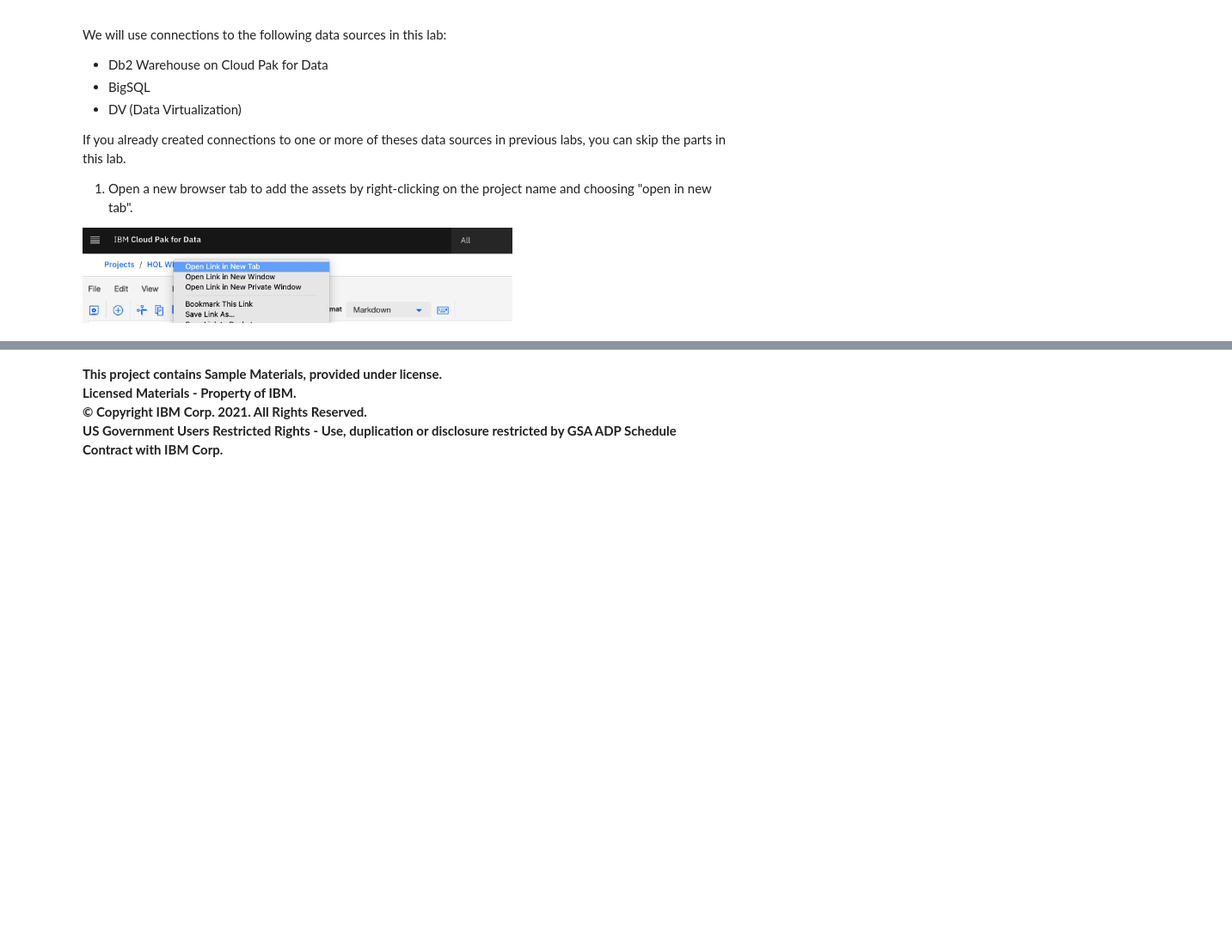
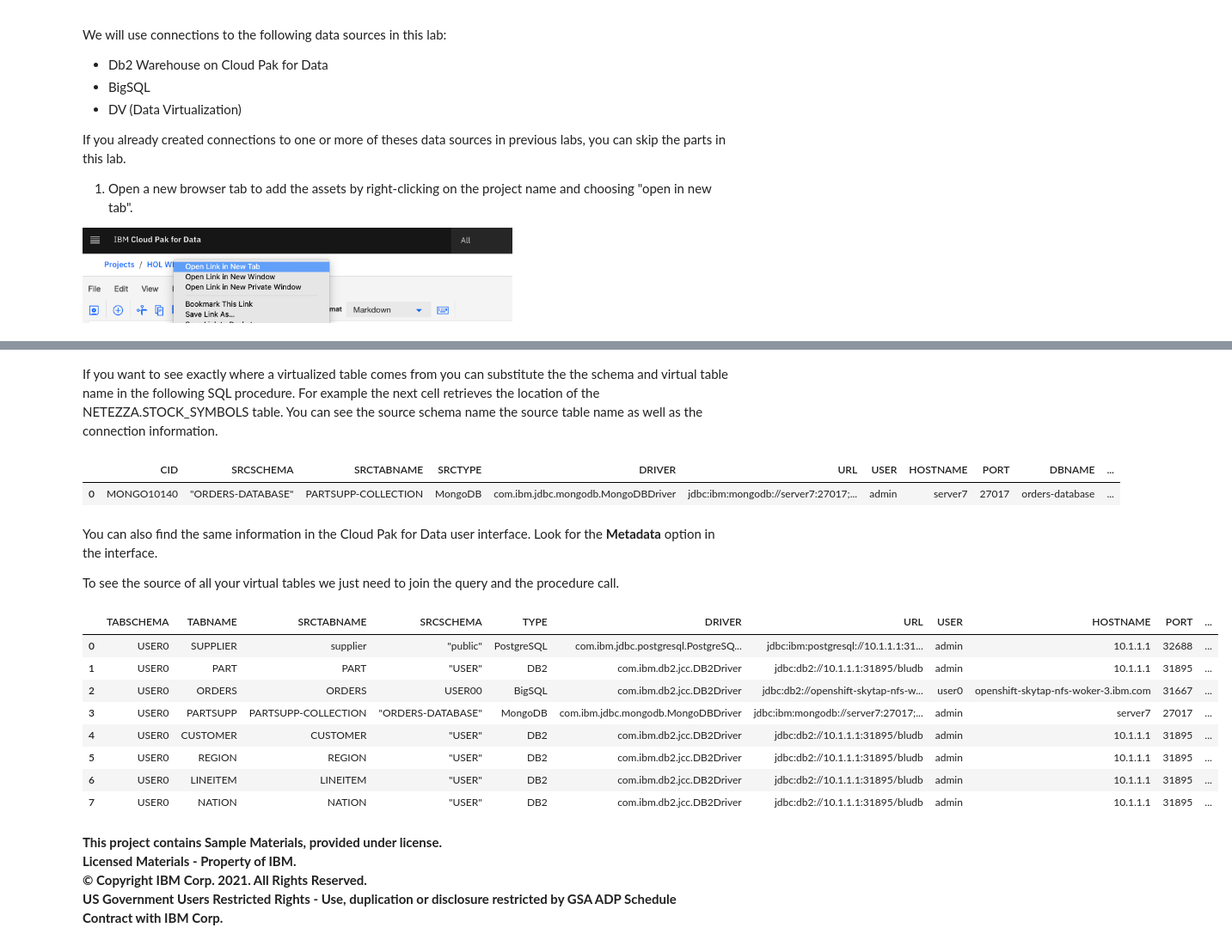
Before and after one commit to HOL2184/HOL2184, a Jupyter notebook: assets/notebook/50_Data_Virtualization_i1tx4mES1.ipynb, the cells around one changed output, grey strips where cells are left out. Shown at 86% size. Drawn from its saved outputs; the diff is of its cells as text; code cells hidden in the pictures; blank space fills up the shorter version.

```diff
--- a/assets/notebook/50_Data_Virtualization_i1tx4mES1.ipynb
+++ b/assets/notebook/50_Data_Virtualization_i1tx4mES1.ipynb
@@ -21,3 +114,31 @@ If you already created connections to one or more of theses data sources in prev
+# %% [markdown]
+If you want to see exactly where a virtualized table comes from you can substitute the the schema and virtual table name in the following SQL procedure. For example the next cell retrieves the location of the NETEZZA.STOCK_SYMBOLS table. You can see the source schema name the source table name as well as the connection information.
+# %%
+%%sql -a
+select * from table(dvsys.GET_VT_SOURCES('USER0', 'PARTSUPP'))
+# %% [output]
+|  | CID | SRCSCHEMA | SRCTABNAME | SRCTYPE | DRIVER | URL | USER | HOSTNAME | PORT | DBNAME | ... |
+| 0 | MONGO10140 | "ORDERS-DATABASE" | PARTSUPP-COLLECTION | MongoDB | com.ibm.jdbc.mongodb.MongoDBDriver | jdbc:ibm:mongodb://server7:27017;... | admin | server7 | 27017 | orders-database | ... |
+# %% [markdown]
+You can also find the same information in the Cloud Pak for Data user interface. Look for the **Metadata** option in the interface.
+
+To see the source of all your virtual tables we just need to join the query and the procedure call.
+# %%
+%%sql -a
+SELECT N.TABSCHEMA AS TABSCHEMA, N.TABNAME AS TABNAME, S.SRCTABNAME AS SRCTABNAME, S.SRCSCHEMA AS SRCSCHEMA, S.SRCTYPE AS TYPE, S.DRIVER AS DRIVER, S.URL AS URL, S.USER AS USER, S.HOSTNAME AS HOSTNAME, S.PORT AS PORT, S.DBNAME AS DBNAME
+  FROM SYSCAT.NICKNAMES N, TABLE(
+  DVSYS.GET_VT_SOURCES(N.TABSCHEMA, N.TABNAME)) S
+  WHERE N.TABSCHEMA = 'USER0'
+# %% [output]
+|  | TABSCHEMA | TABNAME | SRCTABNAME | SRCSCHEMA | TYPE | DRIVER | URL | USER | HOSTNAME | PORT | ... |
+| 0 | USER0 | SUPPLIER | supplier | "public" | PostgreSQL | com.ibm.jdbc.postgresql.PostgreSQ... | jdbc:ibm:postgresql://10.1.1.1:31... | admin | 10.1.1.1 | 32688 | ... |
+| 1 | USER0 | PART | PART | "USER" | DB2 | com.ibm.db2.jcc.DB2Driver | jdbc:db2://10.1.1.1:31895/bludb | admin | 10.1.1.1 | 31895 | ... |
+| 2 | USER0 | ORDERS | ORDERS | USER00 | BigSQL | com.ibm.db2.jcc.DB2Driver | jdbc:db2://openshift-skytap-nfs-w... | user0 | openshift-skytap-nfs-woker-3.ibm.com | 31667 | ... |
+| 3 | USER0 | PARTSUPP | PARTSUPP-COLLECTION | "ORDERS-DATABASE" | MongoDB | com.ibm.jdbc.mongodb.MongoDBDriver | jdbc:ibm:mongodb://server7:27017;... | admin | server7 | 27017 | ... |
+| 4 | USER0 | CUSTOMER | CUSTOMER | "USER" | DB2 | com.ibm.db2.jcc.DB2Driver | jdbc:db2://10.1.1.1:31895/bludb | admin | 10.1.1.1 | 31895 | ... |
+| 5 | USER0 | REGION | REGION | "USER" | DB2 | com.ibm.db2.jcc.DB2Driver | jdbc:db2://10.1.1.1:31895/bludb | admin | 10.1.1.1 | 31895 | ... |
+| 6 | USER0 | LINEITEM | LINEITEM | "USER" | DB2 | com.ibm.db2.jcc.DB2Driver | jdbc:db2://10.1.1.1:31895/bludb | admin | 10.1.1.1 | 31895 | ... |
+| 7 | USER0 | NATION | NATION | "USER" | DB2 | com.ibm.db2.jcc.DB2Driver | jdbc:db2://10.1.1.1:31895/bludb | admin | 10.1.1.1 | 31895 | ... |
 # %% [markdown]
 **This project contains Sample Materials, provided under license. <br>
 Licensed Materials - Property of IBM. <br>
```
Also changed, not shown: parts of 8 cells of this notebook, 5 other files.
